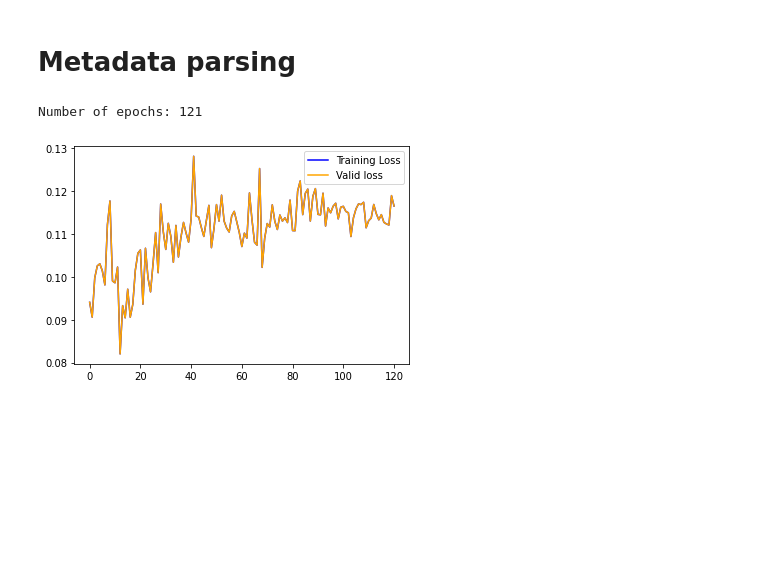
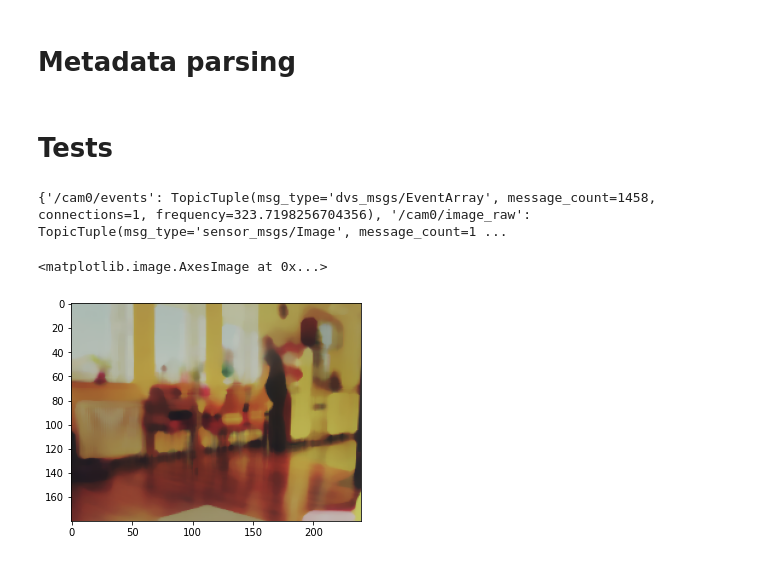
Before and after one commit to SkyLionx/evit, a Jupyter notebook: dataset.ipynb, the cells around one changed output. Saved outputs shown, nothing was run; the diff lists cells and outputs as text; code cells hidden in the pictures; blank space fills up the shorter version.

```diff
--- a/dataset.ipynb
+++ b/dataset.ipynb
@@ -667,7 +691,7 @@ plot_square(results, test_datasets_names + ["Random tensor"], size=5)
 # %%
 import json
 
-metadata_path = r"E:\Cartelle Personali\Fabrizio\Universita\Magistrale\Tesi\05 - Experiments\2022-08-17 09-41-29\metadata.json"
+metadata_path = r"E:\Cartelle Personali\Fabrizio\Universita\Magistrale\Tesi\05 - Experiments\2022-08-19 14-03-31 2000\metadata.json"
 with open(metadata_path, encoding="utf8") as f:
     data = json.load(f)
 # %%
@@ -677,9 +701,8 @@ print("Number of epochs:", len(data["epochs"]))
 train_loss = [epoch["train_loss"] for epoch in data["epochs"]]
 valid_loss = [epoch["valid_loss"] for epoch in data["epochs"]]
 plt.plot(range(len(data["epochs"])), train_loss, color="blue", label="Training Loss")
-plt.plot(range(len(data["epochs"])), valid_loss, color="orange", label="Valid loss")
+# plt.plot(range(len(data["epochs"])), valid_loss, color="orange", label="Valid loss")
 plt.legend()
 plt.show()
-# %% [output]
-Number of epochs: 121
-[figure, removed]
+# %% [markdown]
+# Tests
@@ -685,0 +716,22 @@ Number of epochs: 121
+# %%
+bag_path = os.path.join(folder, "0001.bag")
+
+import rosbag
+with rosbag.Bag(bag_path) as b:
+    types, topics = b.get_type_and_topic_info()
+    print(topics)
+    # for topic, msg, _ in b.read_messages():
+    #     print(str(msg)[:500])
+    #     data = msg.data
+    #     break
+# %% [output]
+{'/cam0/events': TopicTuple(msg_type='dvs_msgs/EventArray', message_count=1458, connections=1, frequency=323.7198256704356), '/cam0/image_raw': TopicTuple(msg_type='sensor_msgs/Image', message_count=1 ...
+# %%
+from media_utils import image_from_buffer, bgr_to_rgb
+img = image_from_buffer(data, msg.width, msg.height, 3)
+img = cv2.cvtColor(img, cv2.COLOR_BGR2RGB)
+# img = bgr_to_rgb(img)
+plt.imshow(img)
+# %% [output]
+<matplotlib.image.AxesImage at 0x...>
+[figure, added]
```
Also changed, not shown: parts of 26 cells of this notebook, 3 other files.
